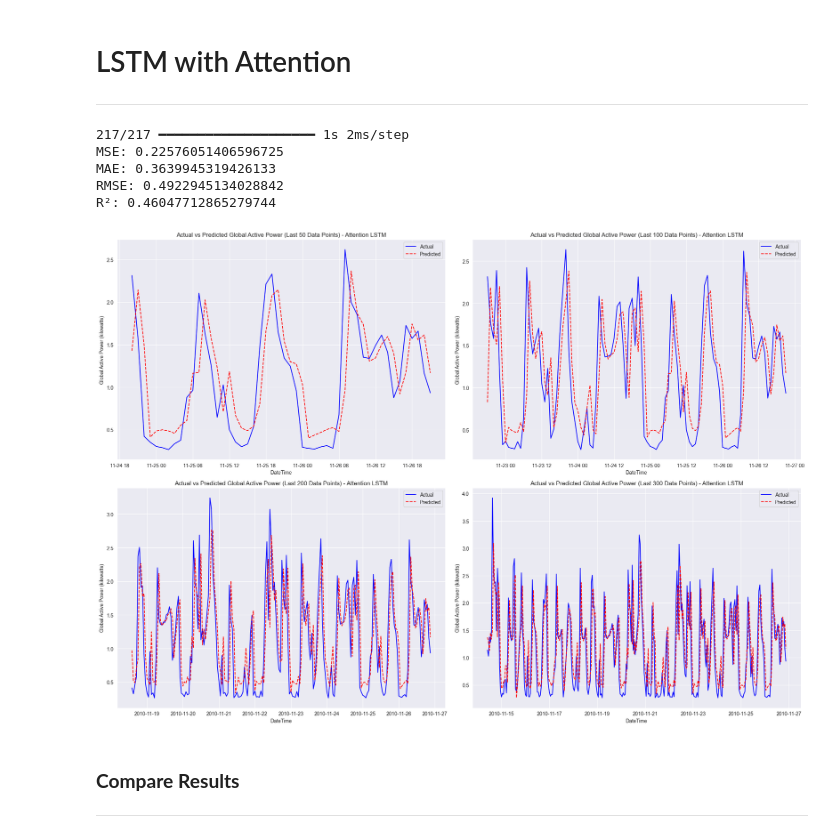
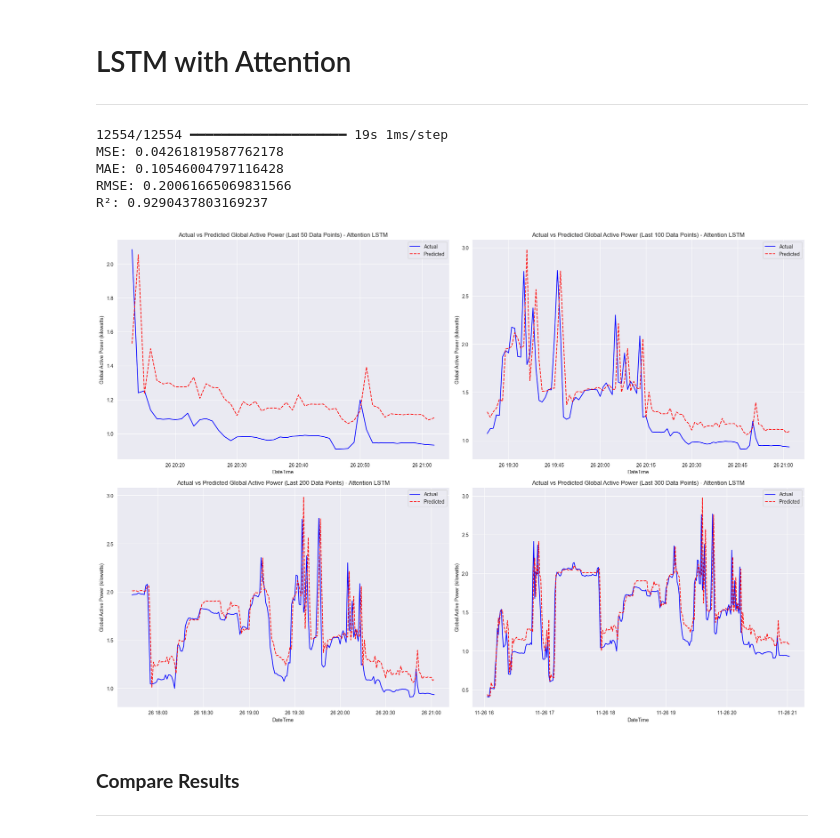
Before and after one commit to BarackSamuni/Data_science_lab2_homework2_solution, a Jupyter notebook: Fix Notebook.ipynb, the cells around one changed output. Drawn from its saved outputs; the diff is of its cells as text; code cells hidden in the pictures.

```diff
--- a/Fix Notebook.ipynb
+++ b/Fix Notebook.ipynb
@@ -542,7 +443,7 @@ def train_and_evaluate_rnn(df, target_column, lags, resample_freq='D', epochs=10
 # Define parameters
 target_column = 'Global_active_power'
 lags = 3
-resample_freq = 'h'  # Change this to 'T', 'H', 'D', 'W', 'min' as needed
+resample_freq = 'min'  # Change this to 'T', 'H', 'D', 'W', 'min' as needed
 
 # Train and evaluate RNN model
 mse, mae, rmse, r2, y_test, y_pred = train_and_evaluate_rnn(power_consumption_df_no_missing_no_outliers, target_column, lags, resample_freq)
@@ -588,7 +479,7 @@ def reshape_data_for_lstm(X_train, X_test):
     return X_train_reshaped, X_test_reshaped
 
 # Function to prepare features and train LSTM model
-def train_and_evaluate_lstm(df, target_column, lags, resample_freq='D', epochs=10, batch_size=32):
+def train_and_evaluate_lstm(df, target_column, lags, resample_freq='D', epochs=15, batch_size=32):
     # Ensure DataFrame index is datetime
     if not isinstance(df.index, pd.DatetimeIndex):
         raise ValueError("DataFrame index must be of datetime type")
@@ -635,7 +526,7 @@ def train_and_evaluate_lstm(df, target_column, lags, resample_freq='D', epochs=1
 # Define parameters
 target_column = 'Global_active_power'
 lags = 3
-resample_freq = ('h')  # Change this to 'T', 'H', 'D', 'W', 'min' as needed
+resample_freq = ('min')  # Change this to 'T', 'H', 'D', 'W', 'min' as needed
 
 # Train and evaluate LSTM model
 mse, mae, rmse, r2, y_test, y_pred = train_and_evaluate_lstm(power_consumption_df_no_missing_no_outliers, target_column, lags, resample_freq)
@@ -673,12 +552,12 @@ The RNN and the LSTM are very similar, and the Linear regression still wins.
 
 
 # Function to build and train an LSTM model with Attention
-def train_and_evaluate_attention_lstm(df, target_column, lags, resample_freq='D', epochs=10, batch_size=32):
+def train_and_evaluate_attention_lstm(df, target_column, lags, resample_freq='D', epochs=15, batch_size=32):
     # Resample data
     resampled_df = resample_data(df, resample_freq)
 
     # Create lagged features
-    columns_selected = ['Global_active_power']
+    columns_selected = ['Global_active_power','Global_reactive_power', 'Voltage', 'Global_intensity','Sub_metering_1','Sub_metering_2','Sub_metering_3']
     processed_df = create_lagged_features(resampled_df, columns_selected, lags)
 
     # Drop unwanted columns
@@ -721,26 +600,26 @@ def train_and_evaluate_attention_lstm(df, target_column, lags, resample_freq='D'
 # %%
 # Define parameters
 target_column = 'Global_active_power'
 lags = 3
-resample_freq = ('h')  # Change this to 'T', 'H', 'D', 'W', 'min' as needed
+resample_freq = ('min')  # Change this to 'min', 'h', 'D', 'W' as needed
 
 
 mse_att_lstm, mae, rmse, r2, y_test, y_pred = train_and_evaluate_attention_lstm(power_consumption_df_no_missing_no_outliers, target_column, lags, resample_freq)
 
 # Print results
 print(f'MSE: {mse}')
 print(f'MAE: {mae}')
 print(f'RMSE: {rmse}')
 print(f'R²: {r2}')
 plot_actual_vs_predicted(y_test, y_pred, 'Attention LSTM')
 results_df = pd.concat([results_df,pd.DataFrame({"Model_Name": "LSTM with attention", "MSE": mse, "MAE": mae, "RMSE":rmse, "R^2":r2},index=[0])],axis=0, ignore_index=True)
 # %% [output]
-217/217 ━━━━━━━━━━━━━━━━━━━━ 1s 2ms/step
-MSE: 0.22576051406596725
-MAE: 0.3639945319426133
-RMSE: 0.4922945134028842
-R²: 0.46047712865279744
+12554/12554 ━━━━━━━━━━━━━━━━━━━━ 19s 1ms/step
+MSE: 0.04261819587762178
+MAE: 0.10546004797116428
+RMSE: 0.20061665069831566
+R²: 0.9290437803169237
-[figure, old version]
+[figure, new version]
 # %% [markdown]
 ### **Compare Results**
 ***
```
Also changed, not shown: parts of 26 cells of this notebook.
